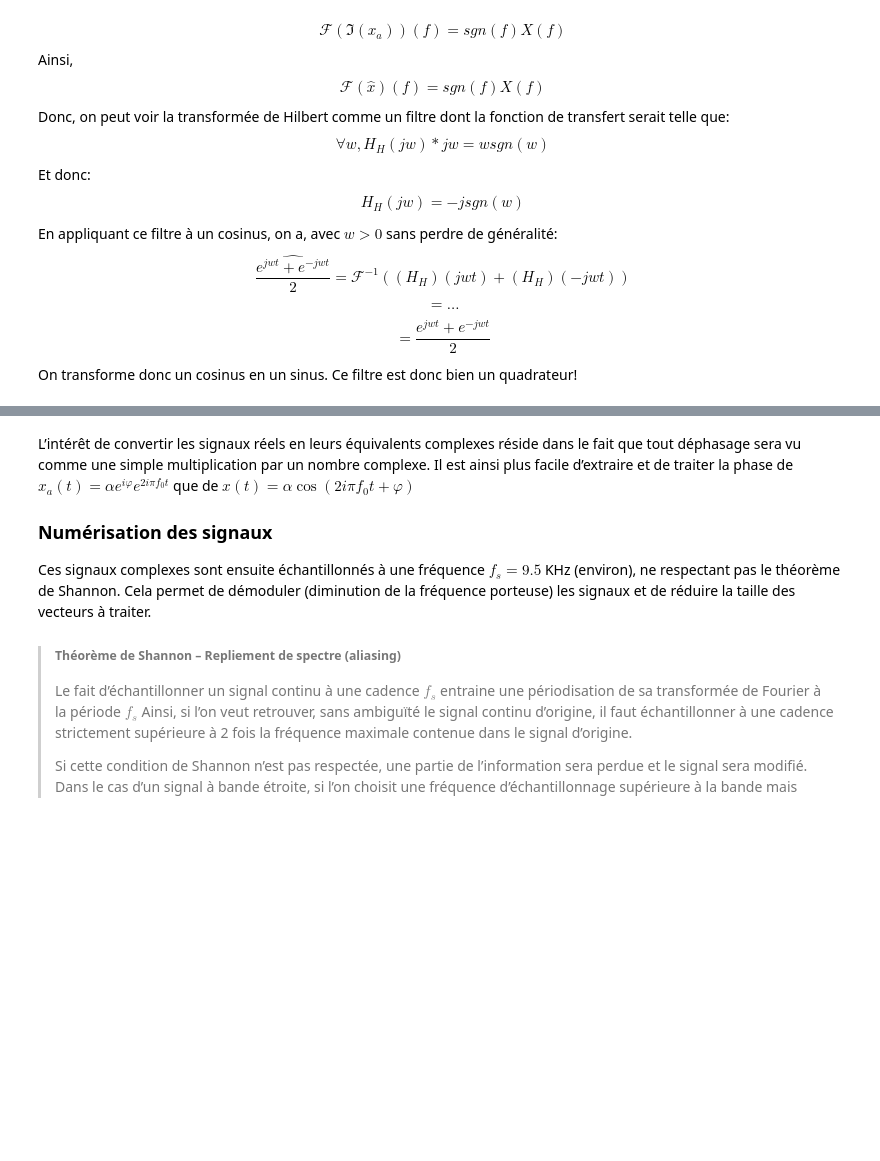
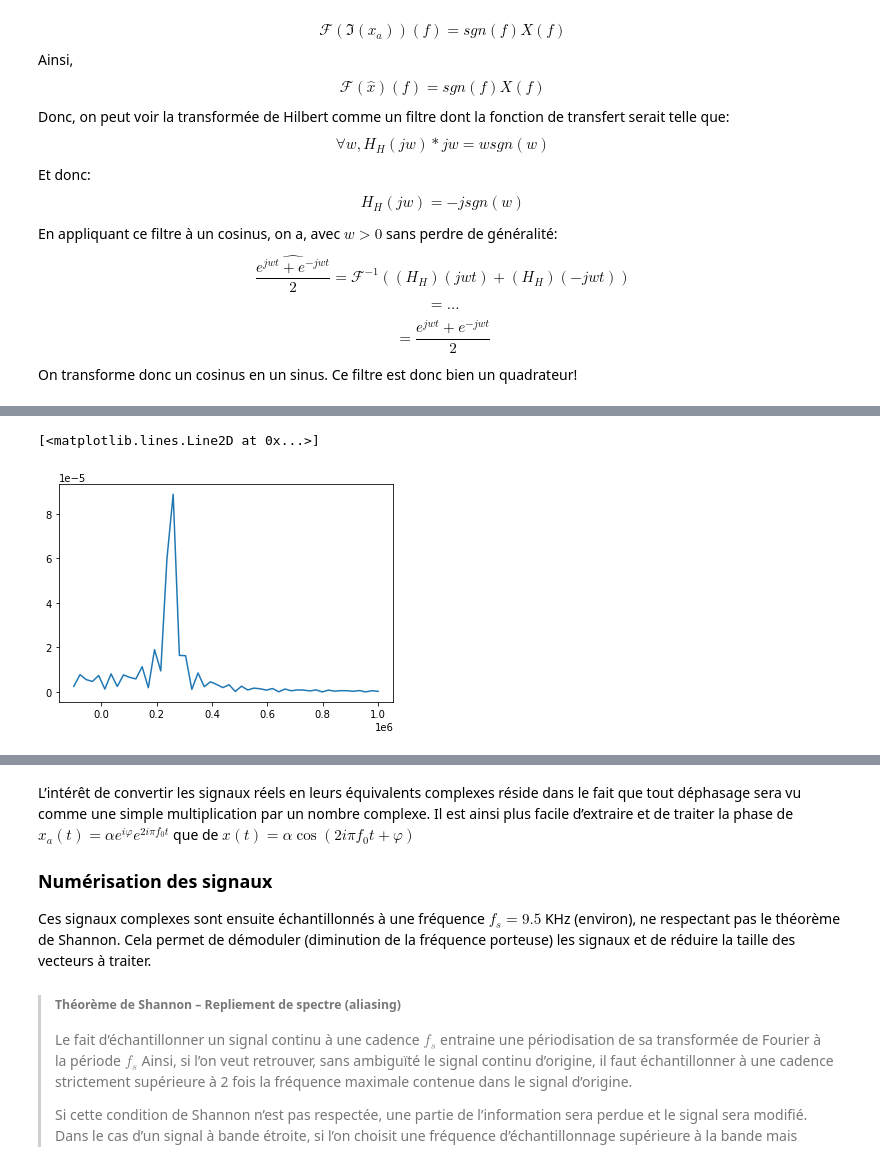
Before and after one commit to martin5555555555/traitementdusignal, a Jupyter notebook: mini_projet_radar.ipynb, the cells around one changed output, grey strips where cells are left out. Drawn from its saved outputs; the diff is of its cells as text; code cells hidden in the pictures; blank space fills up the shorter version.

```diff
--- a/mini_projet_radar.ipynb
+++ b/mini_projet_radar.ipynb
@@ -159,0 +177,9 @@ On transforme donc un cosinus en un sinus. Ce filtre est donc bien un quadrateur
+# %%
+#tracé de la fonction avec les valeurs de l'énoncé
+w0 = 2*np.pi*40000
+tab_w = np.linspace(-100000,1000000)
+tab_f =abs( np.sin((tab_w + w0)*0.0005)/(w0 + tab_w) +  np.sin((tab_w - w0)*0.0005)/(w0 - tab_w))
+plt.plot(tab_w, tab_f)
+# %% [output]
+[<matplotlib.lines.Line2D at 0x...>]
+[figure, added]
```
Also changed, not shown: parts of 4 cells of this notebook.
